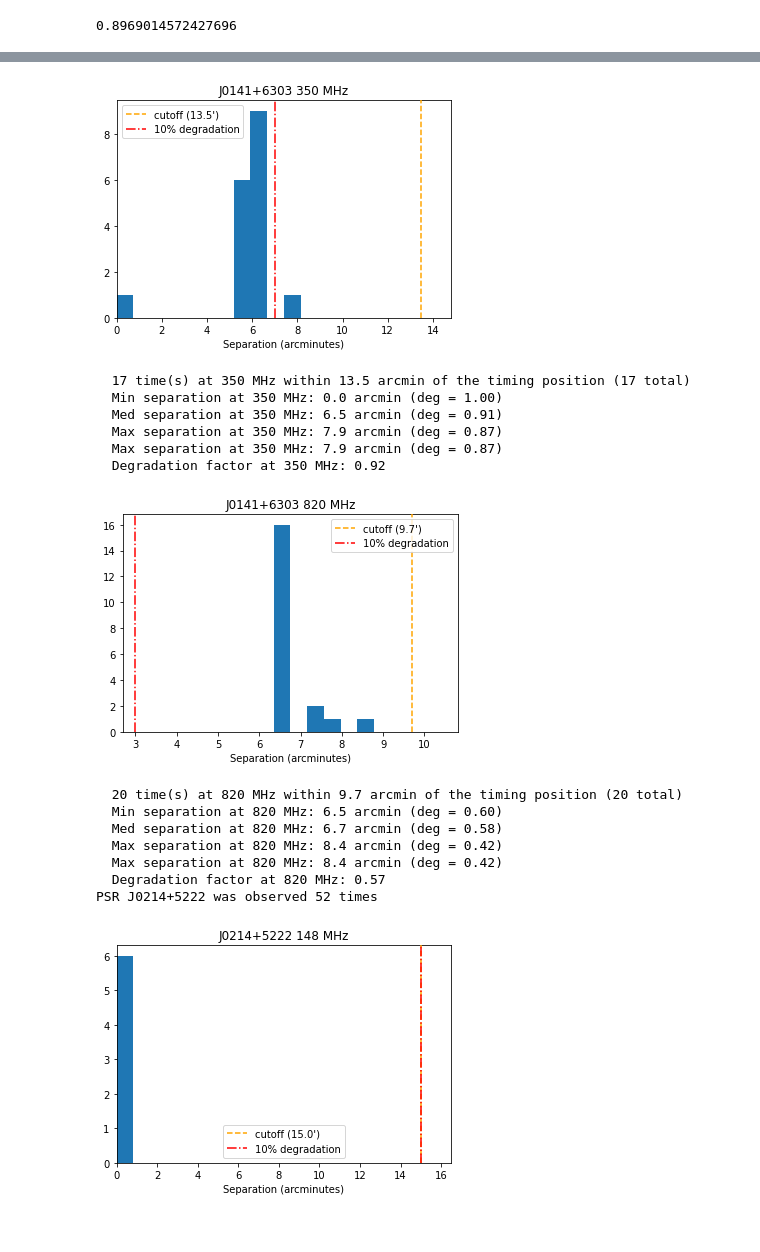
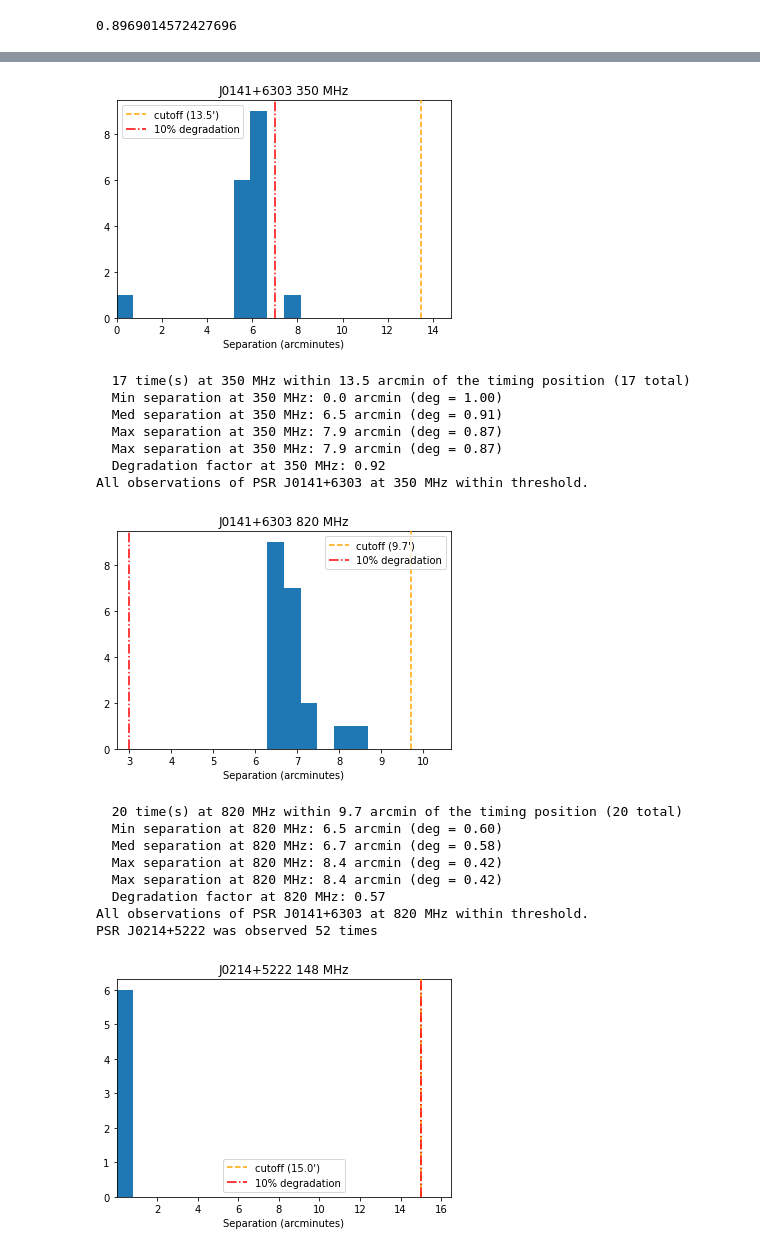
Before and after one commit to wcfiore/gbncc_viii, a Jupyter notebook: data/profile_pos_check.ipynb, the cells around one changed output, grey strips where cells are left out. Drawn from its saved outputs; the diff is of its cells as text; code cells hidden in the pictures.

Commit message:
Fixed profile_pos_check.ipynb writing extraneous files

```diff
--- a/data/profile_pos_check.ipynb
+++ b/data/profile_pos_check.ipynb
@@ -116,7 +109,7 @@ pars = sorted(glob.glob(f"{data_dir}*fiore+23.par"))
 
 lengths_file = open("lengths.txt","w")
 
-PRINT_FILES = False
+PRINT_FILES = True
 
 for p in pars:
     par_path = os.path.join(data_dir, p)
@@ -154,7 +147,7 @@ for p in pars:
             fnames.append(fname)
             freq = float(freq_str)
             sep = eqcoord.separation(c).arcminute
-            deg = deg_GBT(sep*u.arcmin,freq*MHz)
+            deg = deg_GBT(sep*u.arcmin,freq*u.MHz)
             freqs.append(freq)
             lengths.append(float(len_str))
             separations.append(sep)
@@ -166,7 +159,7 @@ for p in pars:
             fnames.append(fname)
             freq = float(freq_str)
             sep = eqcoord.separation(c).arcminute
-            deg = deg_AO(sep*u.arcmin,freq*MHz)
+            deg = deg_AO(sep*u.arcmin,freq*u.MHz)
             freqs.append(freq)
             lengths.append(float(len_str))
             separations.append(sep)
@@ -201,7 +194,9 @@ for p in pars:
     lengths = np.array(lengths)
     separations = np.array(separations)
     degradations = np.array(degradations)
-    n2000,n1500,n1430,n1380,n820,n430,n350,n149,n72,n57,n42 = freqs.count(2000.0),freqs.count(1500.0),freqs.count(1430.0),freqs.count(1380.0),freqs.count(820.0),freqs.count(430.0),freqs.count(350.0),freqs.count(148.926),freqs.count(71.85),freqs.count(57.15),freqs.count(42.45)
+    n2000,n1500,n1430,n1380,n820,n430,n350,n149,n72,n57,n42 = freqs.count(2000.0),freqs.count(1500.0),\
+      freqs.count(1430.0),freqs.count(1380.0),freqs.count(820.0),freqs.count(430.0),freqs.count(350.0),\
+      freqs.count(148.926),freqs.count(71.85),freqs.count(57.15),freqs.count(42.45)
     nother = len(freqs) - (n42+n57+n72+n149+n350+n430+n820+n1380+n1430+n1500+n2000)
     print(f"PSR {psr} was observed {len(separations)} times")
 
@@ -220,7 +215,7 @@ for p in pars:
         elif ff == 148.926:
             deg90 = 15.0
             nt = n149
-        elif ff == 350:
+        elif ff == 350.0:
             deg90 = 7.0
             nt = n350
         elif ff == 430.0:
@@ -242,31 +237,33 @@ for p in pars:
             deg90 = 1.3
             nt = n2000
 
-        nws=0
         if separations[i_freq].any():
+
+            medsep = np.median(separations[i_freq])
+            minsep = np.min(separations[i_freq])
+            maxsep = np.max(separations[i_freq])
+
             if len(separations[i_freq]) > 1:
-                st = np.median(separations[i_freq]) + deg90
+                st = medsep + deg90
+                std = np.std(separations[i_freq])
                 plt.title(f"{psr} {int(ff)} MHz")
                 xmin = min(max(0.0,0.9*min(separations[i_freq]) - std),0.9*deg90)
                 xmax = max(1.1*max(separations[i_freq]) + std, 1.1*st)
                 plt.hist(separations[i_freq],bins=20,range=(xmin,xmax))
                 plt.axvline(st,linestyle="--",label=f"cutoff ({st:.1f}')",c='orange',zorder=4)
                 plt.axvline(deg90,linestyle="-.",label="10% degradation",c='r',zorder=4)
-                std = np.std(separations[i_freq])
                 plt.xlim(xmin, xmax)
                 plt.xlabel("Separation (arcminutes)")
                 plt.legend()
                 plt.show()
+                nws = len(np.where(separations[i_freq]<st)[0]) # number within separation threshold
             else:
                 st = separations[i_freq][0]+0.1
-            nws = len(np.where(separations[i_freq]<st)[0]) # number within separation threshold
+                nws = 1
 
             print(
             f"  {nws} time(s) at {ff:.0f} MHz within {st:.1f} arcmin of the timing position ({nt} total)"
             )
-            minsep = np.min(separations[i_freq])
-            maxsep = np.max(separations[i_freq])
-            medsep = np.median(separations[i_freq])
 
             freq_cut = [(f==ff) for f in freqs]
             seps_cut = (separations < st)
@@ -285,15 +282,15 @@ for p in pars:
                 meddeg = deg_LOFAR(medsep*u.arcmin)
                 degs   = deg_LOFAR(separations[freq_cut*seps_cut]*u.arcmin)
             elif ff == 327.0 or ff == 430.0 or 1000. < ff < 1450.0:
-                mindeg = deg_AO(minsep*u.arcmin,ff*MHz)
-                maxdeg = deg_AO(maxsep*u.arcmin,ff*MHz)
-                meddeg = deg_AO(medsep*u.arcmin,ff*MHz)
-                degs   = deg_AO(separations[freq_cut*seps_cut]*u.arcmin,ff*MHz)
+                mindeg = deg_AO(minsep*u.arcmin,ff*u.MHz)
+                maxdeg = deg_AO(maxsep*u.arcmin,ff*u.MHz)
+                meddeg = deg_AO(medsep*u.arcmin,ff*u.MHz)
+                degs   = deg_AO(separations[freq_cut*seps_cut]*u.arcmin,ff*u.MHz)
             else:
-                mindeg = deg_GBT(minsep*u.arcmin,ff*MHz)
-                maxdeg = deg_GBT(maxsep*u.arcmin,ff*MHz)
-                meddeg = deg_GBT(medsep*u.arcmin,ff*MHz)
-                degs   = deg_GBT(separations[freq_cut*seps_cut]*u.arcmin,ff*MHz)
+                mindeg = deg_GBT(minsep*u.arcmin,ff*u.MHz)
+                maxdeg = deg_GBT(maxsep*u.arcmin,ff*u.MHz)
+                meddeg = deg_GBT(medsep*u.arcmin,ff*u.MHz)
+                degs   = deg_GBT(separations[freq_cut*seps_cut]*u.arcmin,ff*u.MHz)
 
             deg_final = np.average(degs,weights=np.sqrt(weights)) # degradation of accepted files, weighted by sqrt(tobs)
 
@@ -309,17 +306,21 @@ for p in pars:
             print(f"  Max separation at {ff:.0f} MHz: {maxsep:.1f} arcmin (deg = {maxdeg:0.2f})")
             print(f"  Max separation at {ff:.0f} MHz: {maxsep:.1f} arcmin (deg = {maxdeg:0.2f})")
             print(f"  Degradation factor at {ff:.0f} MHz: {deg_final:.2f}")
+
+            if PRINT_FILES:
+                #print(np.array(fnames)[freq_cut*seps_cut])
+                if nws == nt:
+                    print(f"All observations of PSR {psr} at {freq} MHz within threshold.")
+                else:
+                    sum_fname = f"{psr}_{freq}.files"
+                    print(f"Writing {sum_fname}")
+                    with open(sum_fname,'w') as f:
+                        for file in np.array(fnames)[freq_cut*seps_cut]:
+                            f.write(file+'\n')
         else:
             if ff == 350.0 or ff == 820.0:
                 print(f"  (No detections at {ff:.0f} MHz)")
 
-        if PRINT_FILES:
-            sum_fname = f"{psr}_{int(ff)}.files"
-            #print(np.array(fnames)[freq_cut*seps_cut])
-            if nws != nt:
-                with open(sum_fname,'w') as f:
-                    for file in np.array(fnames)[freq_cut*seps_cut]:
-                        f.write(file+'\n')
     #print(f"  PSR {psr} has {nother} observations at unaccounted-for frequencies")
 lengths_file.close()
 if PRINT_FILES and len(psrsfreqs)==len(deg_factors):
@@ -351,20 +354,22 @@ PSR J0032+6946 was observed 81 times
 PSR J0141+6303 was observed 37 times
 [figure]
   17 time(s) at 350 MHz within 13.5 arcmin of the timing position (17 total)
   Min separation at 350 MHz: 0.0 arcmin (deg = 1.00)
   Med separation at 350 MHz: 6.5 arcmin (deg = 0.91)
   Max separation at 350 MHz: 7.9 arcmin (deg = 0.87)
   Max separation at 350 MHz: 7.9 arcmin (deg = 0.87)
   Degradation factor at 350 MHz: 0.92
+All observations of PSR J0141+6303 at 350 MHz within threshold.
-[figure, old version]
+[figure, new version]
   20 time(s) at 820 MHz within 9.7 arcmin of the timing position (20 total)
   Min separation at 820 MHz: 6.5 arcmin (deg = 0.60)
   Med separation at 820 MHz: 6.7 arcmin (deg = 0.58)
   Max separation at 820 MHz: 8.4 arcmin (deg = 0.42)
   Max separation at 820 MHz: 8.4 arcmin (deg = 0.42)
   Degradation factor at 820 MHz: 0.57
+All observations of PSR J0141+6303 at 820 MHz within threshold.
 PSR J0214+5222 was observed 52 times
-[figure, old version]
+[figure, new version]
   6 time(s) at 149 MHz within 15.0 arcmin of the timing position (6 total)
   Min separation at 149 MHz: 0.0 arcmin (deg = 1.00)
   Med separation at 149 MHz: 0.0 arcmin (deg = 1.00)
```
Also changed, not shown: parts of 6 cells of this notebook, 28 other files.
